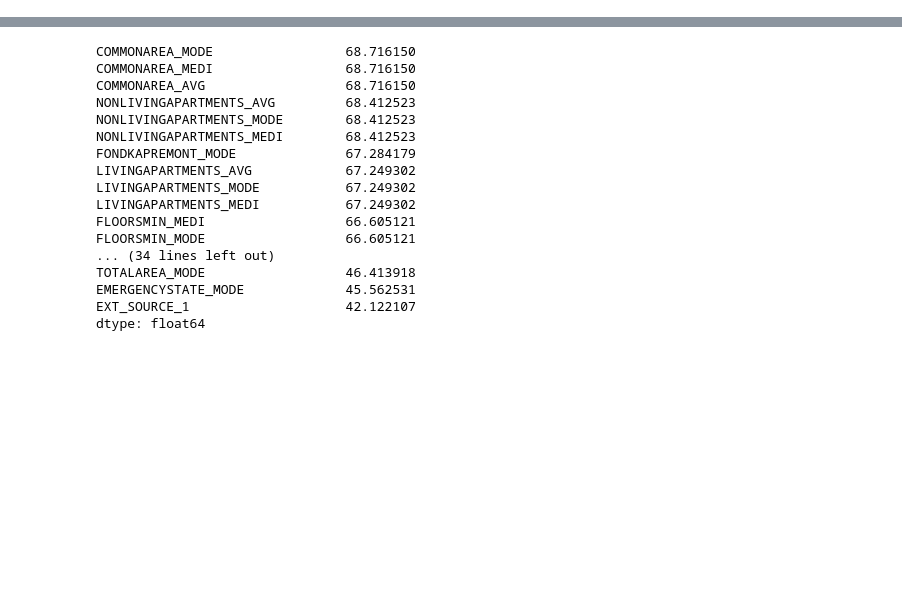
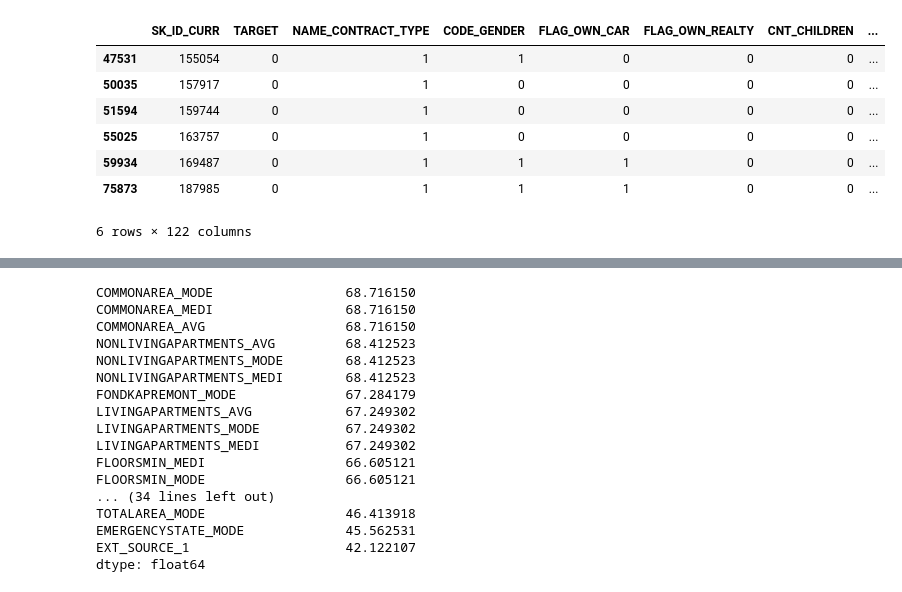
Before and after one commit to RajatChaudhari/HomeCreditDefaultRisk, a Jupyter notebook: HCDR4.ipynb, the cells around one changed output, grey strips where cells are left out. Saved outputs shown, nothing was run; the diff lists cells and outputs as text; code cells hidden in the pictures; blank space fills up the shorter version.

```diff
--- a/HCDR4.ipynb
+++ b/HCDR4.ipynb
@@ -28,4 +28,13 @@ apptest=pd.read_csv("application_test.csv")
 # %%
 apptrain.drop("Unnamed: 0", axis=1,inplace=True)
 # %%
-apptrain.drop(apptrain[apptrain["AMT_ANNUITY"].isnull()].index,inplace=True)
+apptrain[apptrain["AMT_ANNUITY"].isnull()]
+# %% [output]
+|  | SK_ID_CURR | TARGET | NAME_CONTRACT_TYPE | CODE_GENDER | FLAG_OWN_CAR | FLAG_OWN_REALTY | CNT_CHILDREN | ... |
+| 47531 | 155054 | 0 | 1 | 1 | 0 | 0 | 0 | ... |
+| 50035 | 157917 | 0 | 1 | 0 | 0 | 0 | 0 | ... |
+| 51594 | 159744 | 0 | 1 | 0 | 0 | 0 | 0 | ... |
+| 55025 | 163757 | 0 | 1 | 0 | 0 | 0 | 0 | ... |
+| 59934 | 169487 | 0 | 1 | 1 | 1 | 0 | 0 | ... |
+| 75873 | 187985 | 0 | 1 | 1 | 1 | 0 | 0 | ... |
+6 rows × 122 columns
```
Also changed, not shown: parts of 10 cells of this notebook, 1 other file.
